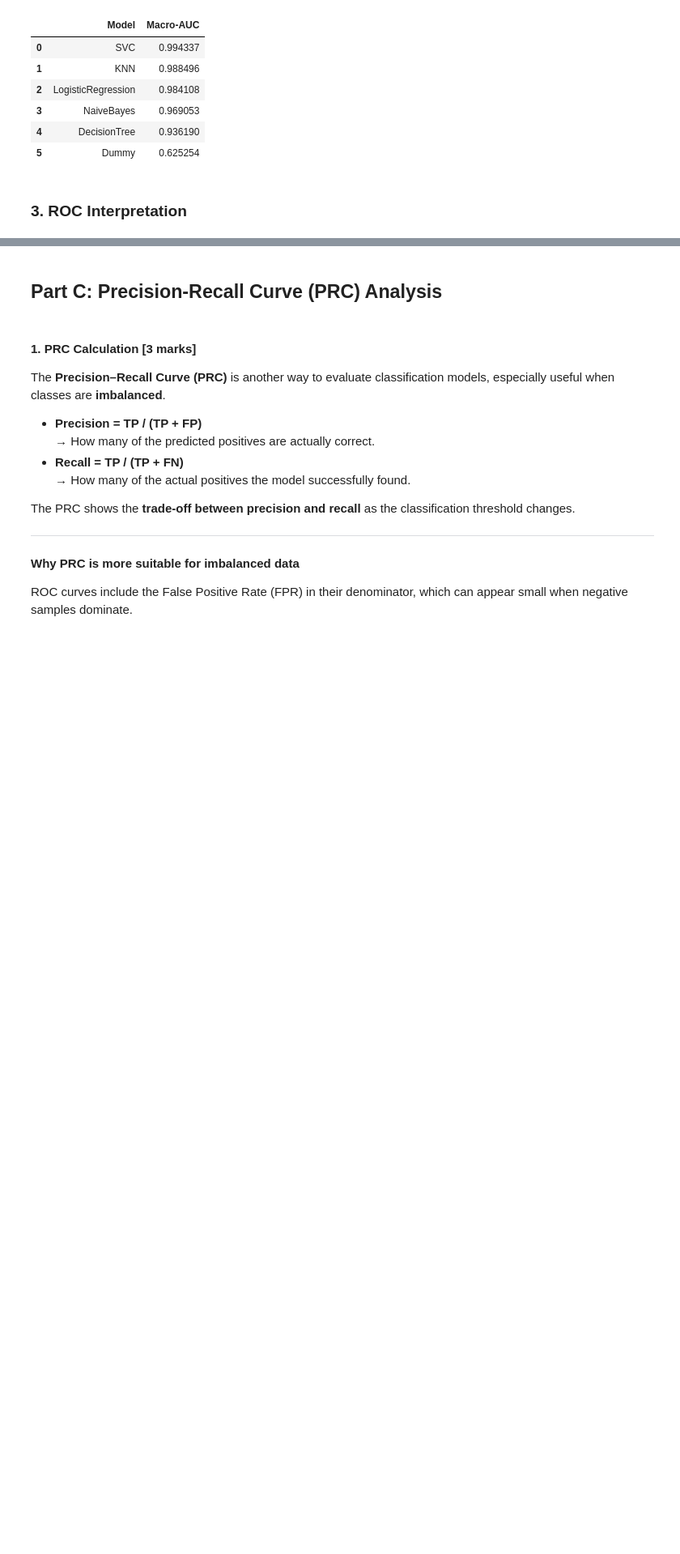
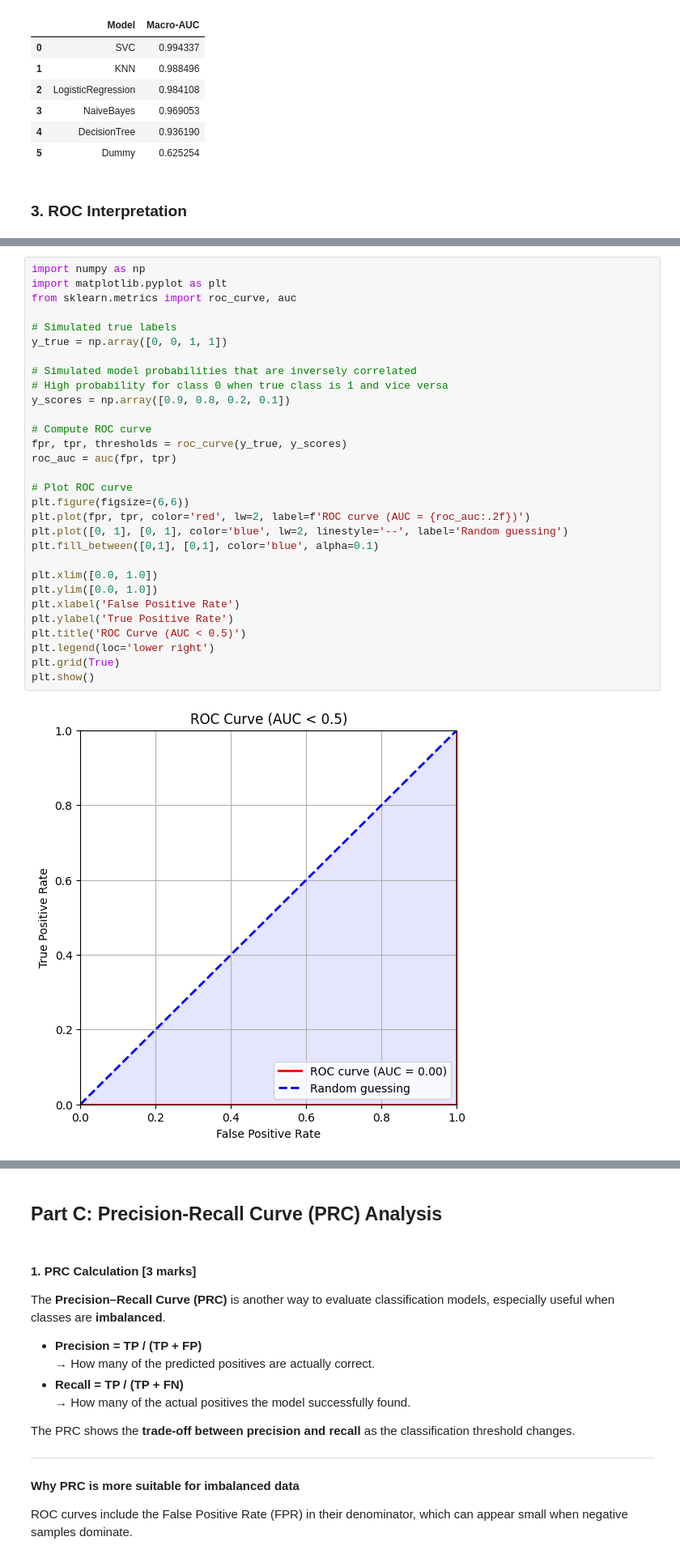
Before and after one commit to Mohmad-Yaqoob/Multi-Class-Model-Selection-using-ROC-and-Precision-Recall-Curves, a Jupyter notebook: Assignment7.ipynb, the cells around one changed output, grey strips where cells are left out. Shown at 81% size. Cells and saved outputs as stored; diff of their text form; blank space fills up the shorter version.

```diff
--- a/Assignment7.ipynb
+++ b/Assignment7.ipynb
@@ -335,0 +336,32 @@ Conceptually, this happens when the classifier **systematically predicts the opp
+# %%
+import numpy as np
+import matplotlib.pyplot as plt
+from sklearn.metrics import roc_curve, auc
+
+# Simulated true labels
+y_true = np.array([0, 0, 1, 1])
+
+# Simulated model probabilities that are inversely correlated
+# High probability for class 0 when true class is 1 and vice versa
+y_scores = np.array([0.9, 0.8, 0.2, 0.1])
+
+# Compute ROC curve
+fpr, tpr, thresholds = roc_curve(y_true, y_scores)
+roc_auc = auc(fpr, tpr)
+
+# Plot ROC curve
+plt.figure(figsize=(6,6))
+plt.plot(fpr, tpr, color='red', lw=2, label=f'ROC curve (AUC = {roc_auc:.2f})')
+plt.plot([0, 1], [0, 1], color='blue', lw=2, linestyle='--', label='Random guessing')
+plt.fill_between([0,1], [0,1], color='blue', alpha=0.1)
+
+plt.xlim([0.0, 1.0])
+plt.ylim([0.0, 1.0])
+plt.xlabel('False Positive Rate')
+plt.ylabel('True Positive Rate')
+plt.title('ROC Curve (AUC < 0.5)')
+plt.legend(loc='lower right')
+plt.grid(True)
+plt.show()
+# %% [output]
+[figure, added]
```
Also changed, not shown: parts of 11 cells of this notebook.
